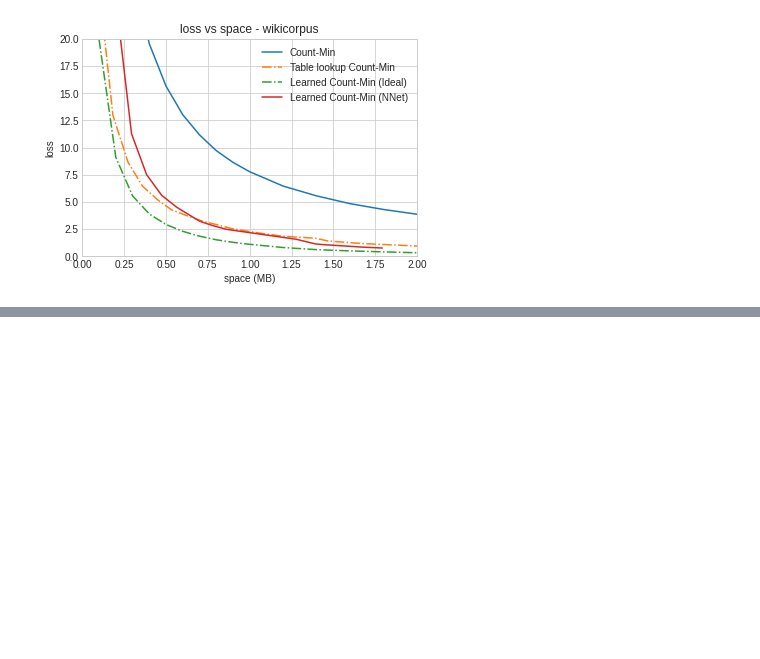
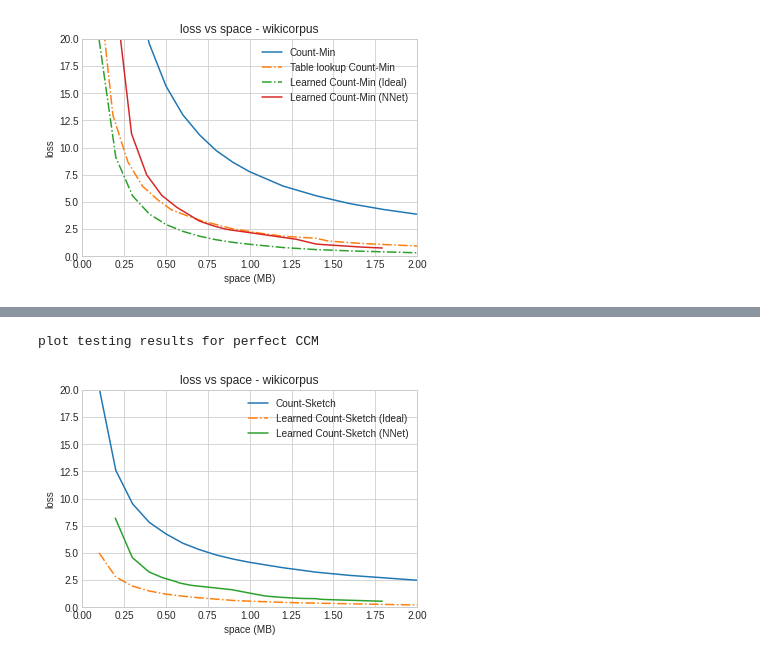
Before and after one commit to danielkorat/dynamic_ds, a Jupyter notebook: Playground.ipynb, the cells around one changed output, grey strips where cells are left out. Drawn from its saved outputs; the diff is of its cells as text; code cells hidden in the pictures; blank space fills up the shorter version.

```diff
--- a/Playground.ipynb
+++ b/Playground.ipynb
@@ -428,28 +480,31 @@ lcm.run()
 # %%
 ALGO = 'Count-Sketch'
 COUNT_MIN = 'param_results/count_sketch/cmin_wikicorpus.npz'
 LEARNED = ['param_results/cutoff_count_sketch_param/cmin_wikicorpus_test.npz']
 PERFECT = 'param_results/cutoff_count_sketch_param_perfect/cmin_wikicorpus_test.npz'
 LOOKUP_TABLE ='param_results/lookup_table_count_sketch/cmin_wikicorpus_test.npz'
 MODEL_NAMES = ["Learned Count-Sketch (NNet)"]
 TITLE = 'wikicorpus'
 MODEL_SIZES = [0.103]
 LOOKUP_SIZE = [0.0035]
 X_LIM = [0,2]
 Y_LIM = [0,20]
 
 plvs = PlotLossVsSpace(
         count_min=COUNT_MIN,
         learned_cmin=LEARNED,
         model_names=MODEL_NAMES,
         perfect_ccm=PERFECT,
-        lookup_table_ccm=LOOKUP_TABLE,
+        lookup_table_ccm=None,
         model_sizes=MODEL_SIZES,
         lookup_size=LOOKUP_SIZE,
         x_lim=X_LIM,
         y_lim=Y_LIM,
         title=TITLE,
         algo=ALGO,
     )
 
 plvs.run()
+# %% [output]
+plot testing results for perfect CCM
+[figure, added]
```
Also changed, not shown: parts of 7 cells of this notebook, 3 other files.
